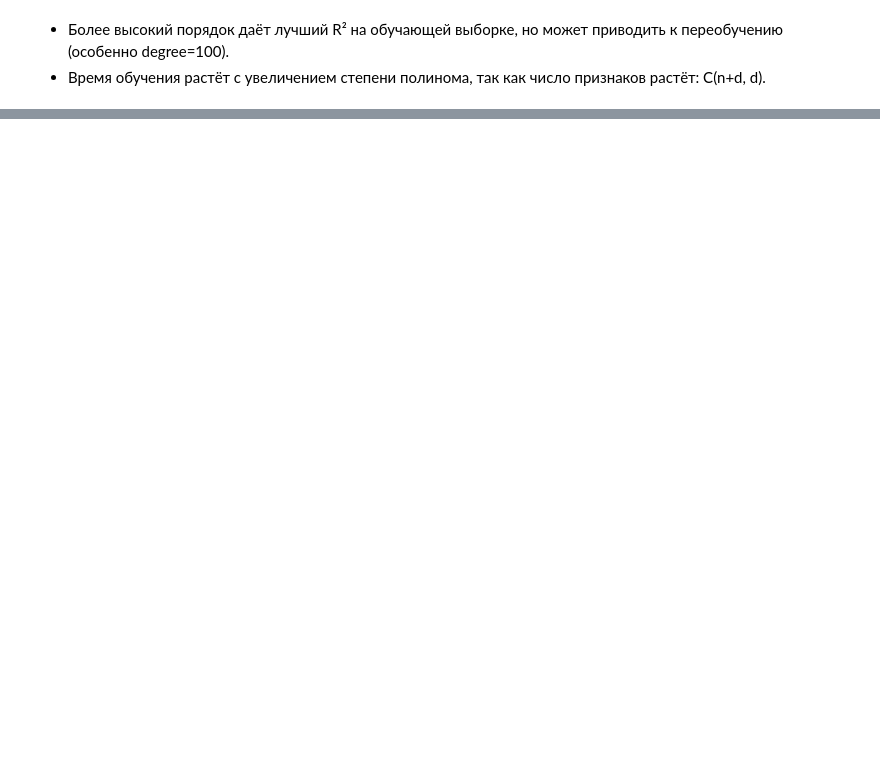
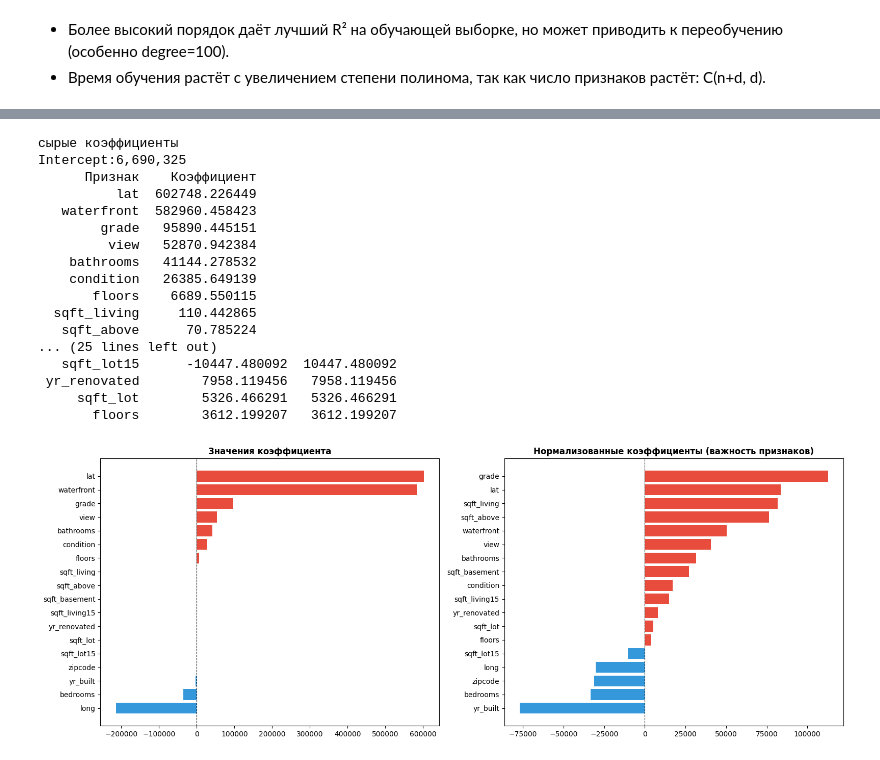
Before and after one commit to nexxy06/misis_ml_course, a Jupyter notebook: ML3.1 polynomial features/3.1ml.ipynb, the cells around one changed output, grey strips where cells are left out. Drawn from its saved outputs; the diff is of its cells as text; code cells hidden in the pictures; blank space fills up the shorter version.

```diff
--- a/ML3.1 polynomial features/3.1ml.ipynb
+++ b/ML3.1 polynomial features/3.1ml.ipynb
@@ -197,0 +382,73 @@ for deg, res in results.items():
+# %%
+from sklearn.linear_model import LinearRegression
+import pandas as pd
+import numpy as np
+import matplotlib.pyplot as plt
+
+data_kc = pd.read_csv("./data/kc_house_data.csv")
+y_kc = data_kc.price
+X_kc = data_kc.drop(["id", "date", "price"], axis=1)
+
+reg_linear = LinearRegression().fit(X_kc, y_kc)
+
+coef_df = pd.DataFrame({
+    "Признак": X_kc.columns,
+    "Коэффициент": reg_linear.coef_
+}).sort_values("Коэффициент", ascending=False)
+
+print("сырые коэффициенты")
+print(f"Intercept:{reg_linear.intercept_:,.0f}")
+print(coef_df.to_string(index=False))
+
+from sklearn.preprocessing import StandardScaler
+scaler = StandardScaler()
+X_scaled = scaler.fit_transform(X_kc)
+reg_scaled = LinearRegression().fit(X_scaled, y_kc)
+
+coef_norm_df = pd.DataFrame({
+    "Признак": X_kc.columns,
+    "Норм. коэффициент": reg_scaled.coef_,
+    "|Важность|": np.abs(reg_scaled.coef_)
+}).sort_values("|Важность|", ascending=False)
+
+
+print("стандартизованные признаки")
+print(coef_norm_df.to_string(index=False))
+
+fig, axes = plt.subplots(1, 2, figsize=(16, 6))
+
+# Сырые
+colors = ["#e74c3c" if v > 0 else "#3498db" for v in coef_df["Коэффициент"]]
+axes[0].barh(coef_df["Признак"], coef_df["Коэффициент"], color=colors)
+axes[0].axvline(0, color="black", linewidth=0.8, linestyle="--")
+axes[0].set_title("Значения коэффициента", fontsize=12, fontweight="bold")
+axes[0].invert_yaxis()
+
+# Нормализованные
+coef_sorted = coef_norm_df.sort_values("Норм. коэффициент")
+colors2 = ["#e74c3c" if v > 0 else "#3498db" for v in coef_sorted["Норм. коэффициент"]]
+axes[1].barh(coef_sorted["Признак"], coef_sorted["Норм. коэффициент"], color=colors2)
+axes[1].axvline(0, color="black", linewidth=0.8, linestyle="--")
+axes[1].set_title("Нормализованные коэффициенты (важность признаков)", fontsize=12, fontweight="bold")
+
+plt.tight_layout()
+plt.show()
+# %% [output]
+сырые коэффициенты
+Intercept:6,690,325
+      Признак    Коэффициент
+          lat  602748.226449
+   waterfront  582960.458423
+        grade   95890.445151
+         view   52870.942384
+    bathrooms   41144.278532
+    condition   26385.649139
+       floors    6689.550115
+  sqft_living     110.442865
+   sqft_above      70.785224
+... (25 lines left out)
+   sqft_lot15      -10447.480092  10447.480092
+ yr_renovated        7958.119456   7958.119456
+     sqft_lot        5326.466291   5326.466291
+       floors        3612.199207   3612.199207
+[figure, added]
```
Also changed, not shown: parts of 13 cells of this notebook.
